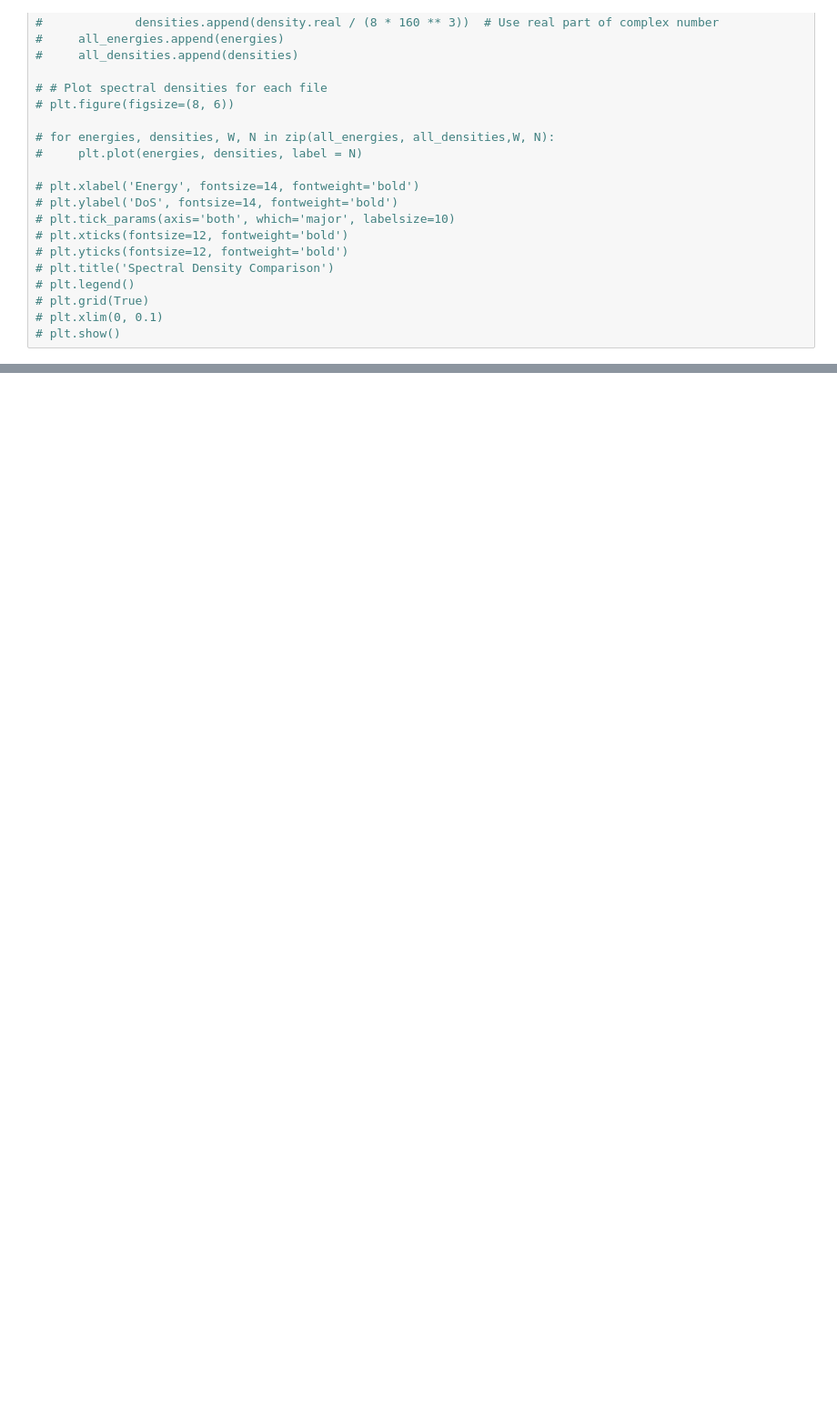
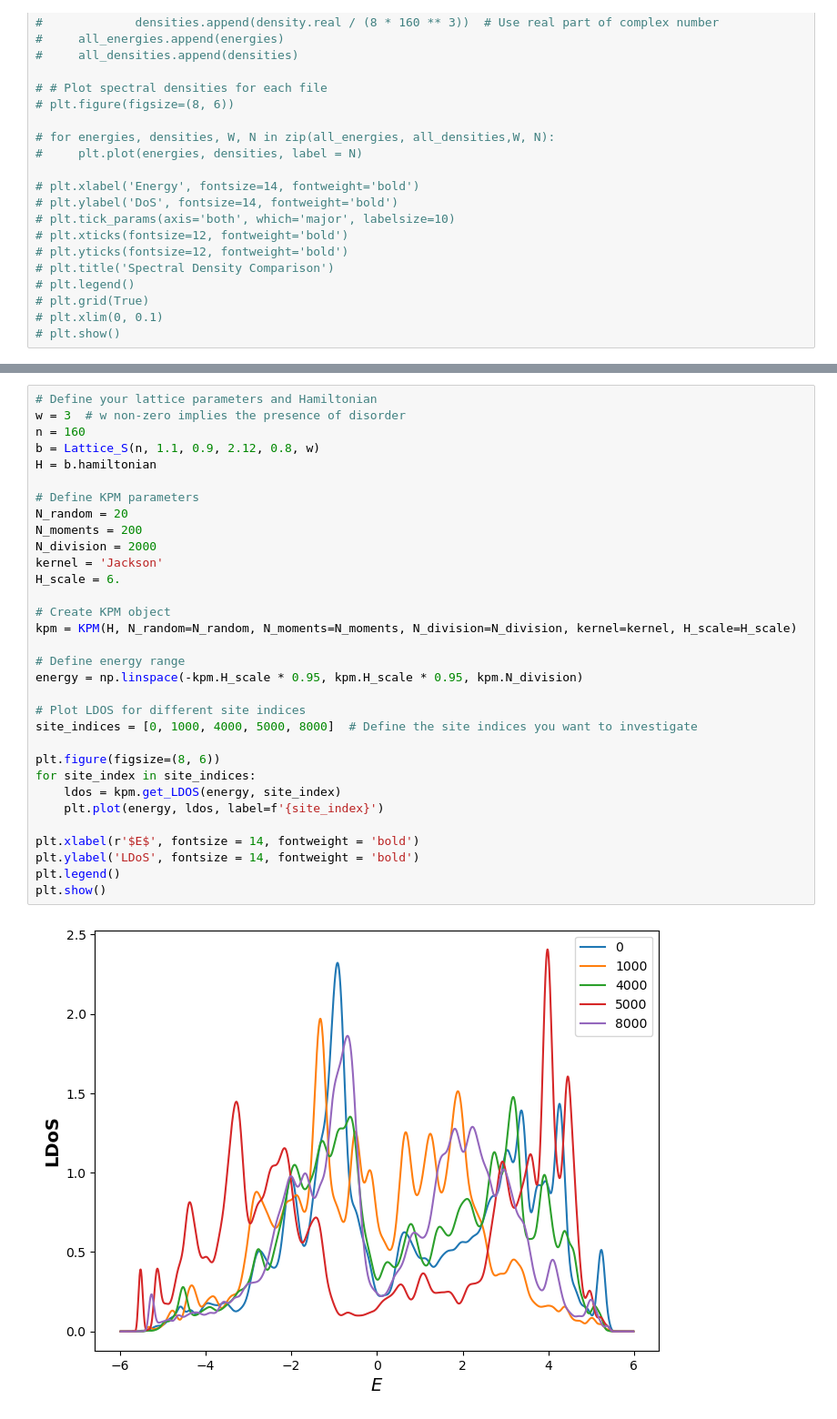
Before and after one commit to jabed-umar/adv-comp-phys, a Jupyter notebook: Project/WNL_Final.ipynb, the cells around one changed output, grey strips where cells are left out. Shown at 91% size. Cells and saved outputs as stored; diff of their text form; blank space fills up the shorter version.

```diff
--- a/Project/WNL_Final.ipynb
+++ b/Project/WNL_Final.ipynb
@@ -188,0 +238,34 @@ With disorder
+# %%
+# Define your lattice parameters and Hamiltonian
+w = 3  # w non-zero implies the presence of disorder
+n = 160
+b = Lattice_S(n, 1.1, 0.9, 2.12, 0.8, w)
+H = b.hamiltonian
+
+# Define KPM parameters
+N_random = 20
+N_moments = 200
+N_division = 2000
+kernel = 'Jackson'
+H_scale = 6.
+
+# Create KPM object
+kpm = KPM(H, N_random=N_random, N_moments=N_moments, N_division=N_division, kernel=kernel, H_scale=H_scale)
+
+# Define energy range
+energy = np.linspace(-kpm.H_scale * 0.95, kpm.H_scale * 0.95, kpm.N_division)
+
+# Plot LDOS for different site indices
+site_indices = [0, 1000, 4000, 5000, 8000]  # Define the site indices you want to investigate
+
+plt.figure(figsize=(8, 6))
+for site_index in site_indices:
+    ldos = kpm.get_LDOS(energy, site_index)
+    plt.plot(energy, ldos, label=f'{site_index}')
+
+plt.xlabel(r'$E$', fontsize = 14, fontweight = 'bold')
+plt.ylabel('LDoS', fontsize = 14, fontweight = 'bold')
+plt.legend()
+plt.show()
+# %% [output]
+[figure, added]
```
Also changed, not shown: parts of 4 cells of this notebook.
